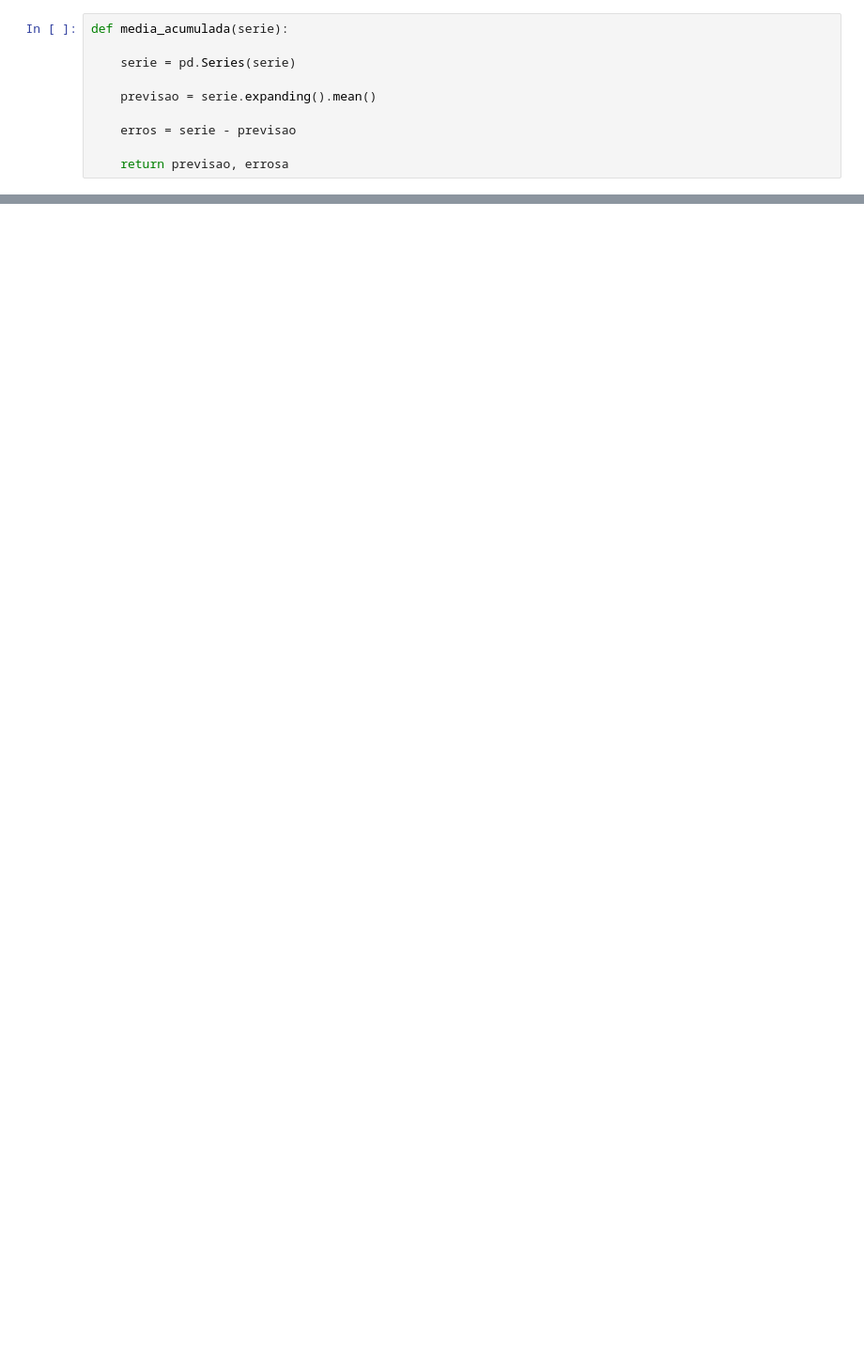
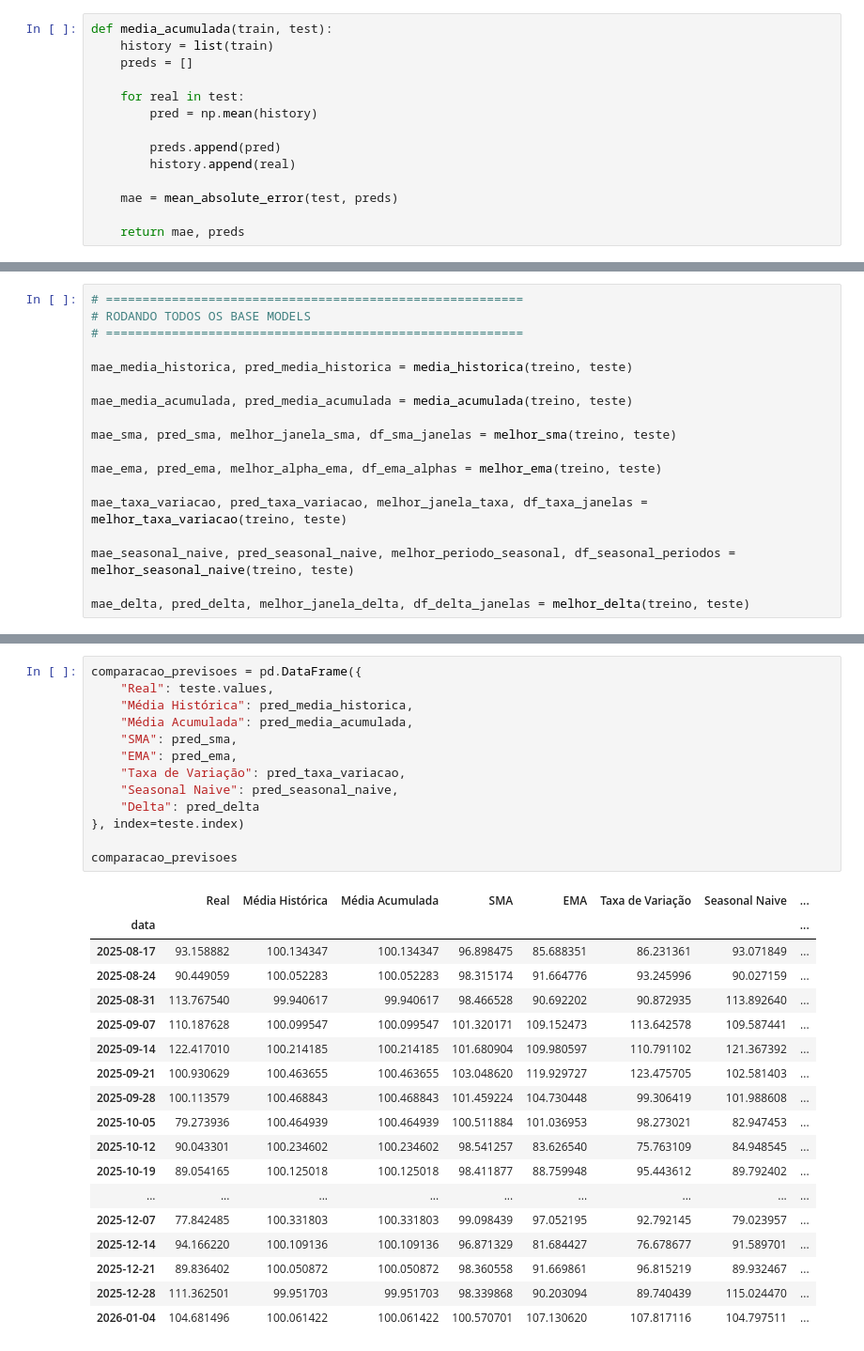
Before and after one commit to LeleNascimennto/sarima-model, a Jupyter notebook: base_models.ipynb, the cells around one changed output, grey strips where cells are left out. Shown at 94% size. Cells and saved outputs as stored; diff of their text form; blank space fills up the shorter version.

```diff
--- a/base_models.ipynb
+++ b/base_models.ipynb
@@ -34,13 +153,17 @@ def sma_manual(dados, janela):
 
 Calcula a média de todos os valores até aquele momento.
 # %%
-def media_acumulada(serie):
+def media_acumulada(train, test):
+    history = list(train)
+    preds = []
 
-    serie = pd.Series(serie)
+    for real in test:
+        pred = np.mean(history)
 
-    previsao = serie.expanding().mean()
+        preds.append(pred)
+        history.append(real)
 
-    erros = serie - previsao
+    mae = mean_absolute_error(test, preds)
 
-    return previsao, errosa
+    return mae, preds
 # %% [markdown]
@@ -82,0 +372,18 @@ def seasonal_naive(serie, periodo):
+# %%
+# =========================================================
+# RODANDO TODOS OS BASE MODELS
+# =========================================================
+
+mae_media_historica, pred_media_historica = media_historica(treino, teste)
+
+mae_media_acumulada, pred_media_acumulada = media_acumulada(treino, teste)
+
+mae_sma, pred_sma, melhor_janela_sma, df_sma_janelas = melhor_sma(treino, teste)
+
+mae_ema, pred_ema, melhor_alpha_ema, df_ema_alphas = melhor_ema(treino, teste)
+
+mae_taxa_variacao, pred_taxa_variacao, melhor_janela_taxa, df_taxa_janelas = melhor_taxa_variacao(treino, teste)
+
+mae_seasonal_naive, pred_seasonal_naive, melhor_periodo_seasonal, df_seasonal_periodos = melhor_seasonal_naive(treino, teste)
+
+mae_delta, pred_delta, melhor_janela_delta, df_delta_janelas = melhor_delta(treino, teste)
@@ -82,0 +424,32 @@ def seasonal_naive(serie, periodo):
+# %%
+comparacao_previsoes = pd.DataFrame({
+    "Real": teste.values,
+    "Média Histórica": pred_media_historica,
+    "Média Acumulada": pred_media_acumulada,
+    "SMA": pred_sma,
+    "EMA": pred_ema,
+    "Taxa de Variação": pred_taxa_variacao,
+    "Seasonal Naive": pred_seasonal_naive,
+    "Delta": pred_delta
+}, index=teste.index)
+
+comparacao_previsoes
+# %% [output]
+|  | Real | Média Histórica | Média Acumulada | SMA | EMA | Taxa de Variação | Seasonal Naive | ... |
+| data |  |  |  |  |  |  |  | ... |
+| 2025-08-17 | 93.158882 | 100.134347 | 100.134347 | 96.898475 | 85.688351 | 86.231361 | 93.071849 | ... |
+| 2025-08-24 | 90.449059 | 100.052283 | 100.052283 | 98.315174 | 91.664776 | 93.245996 | 90.027159 | ... |
+| 2025-08-31 | 113.767540 | 99.940617 | 99.940617 | 98.466528 | 90.692202 | 90.872935 | 113.892640 | ... |
+| 2025-09-07 | 110.187628 | 100.099547 | 100.099547 | 101.320171 | 109.152473 | 113.642578 | 109.587441 | ... |
+| 2025-09-14 | 122.417010 | 100.214185 | 100.214185 | 101.680904 | 109.980597 | 110.791102 | 121.367392 | ... |
+| 2025-09-21 | 100.930629 | 100.463655 | 100.463655 | 103.048620 | 119.929727 | 123.475705 | 102.581403 | ... |
+| 2025-09-28 | 100.113579 | 100.468843 | 100.468843 | 101.459224 | 104.730448 | 99.306419 | 101.988608 | ... |
+| 2025-10-05 | 79.273936 | 100.464939 | 100.464939 | 100.511884 | 101.036953 | 98.273021 | 82.947453 | ... |
+| 2025-10-12 | 90.043301 | 100.234602 | 100.234602 | 98.541257 | 83.626540 | 75.763109 | 84.948545 | ... |
+| 2025-10-19 | 89.054165 | 100.125018 | 100.125018 | 98.411877 | 88.759948 | 95.443612 | 89.792402 | ... |
+| ... | ... | ... | ... | ... | ... | ... | ... | ... |
+| 2025-12-07 | 77.842485 | 100.331803 | 100.331803 | 99.098439 | 97.052195 | 92.792145 | 79.023957 | ... |
+| 2025-12-14 | 94.166220 | 100.109136 | 100.109136 | 96.871329 | 81.684427 | 76.678677 | 91.589701 | ... |
+| 2025-12-21 | 89.836402 | 100.050872 | 100.050872 | 98.360558 | 91.669861 | 96.815219 | 89.932467 | ... |
+| 2025-12-28 | 111.362501 | 99.951703 | 99.951703 | 98.339868 | 90.203094 | 89.740439 | 115.024470 | ... |
+| 2026-01-04 | 104.681496 | 100.061422 | 100.061422 | 100.570701 | 107.130620 | 107.817116 | 104.797511 | ... |
```
Also changed, not shown: parts of 18 cells of this notebook, 2 other files.
